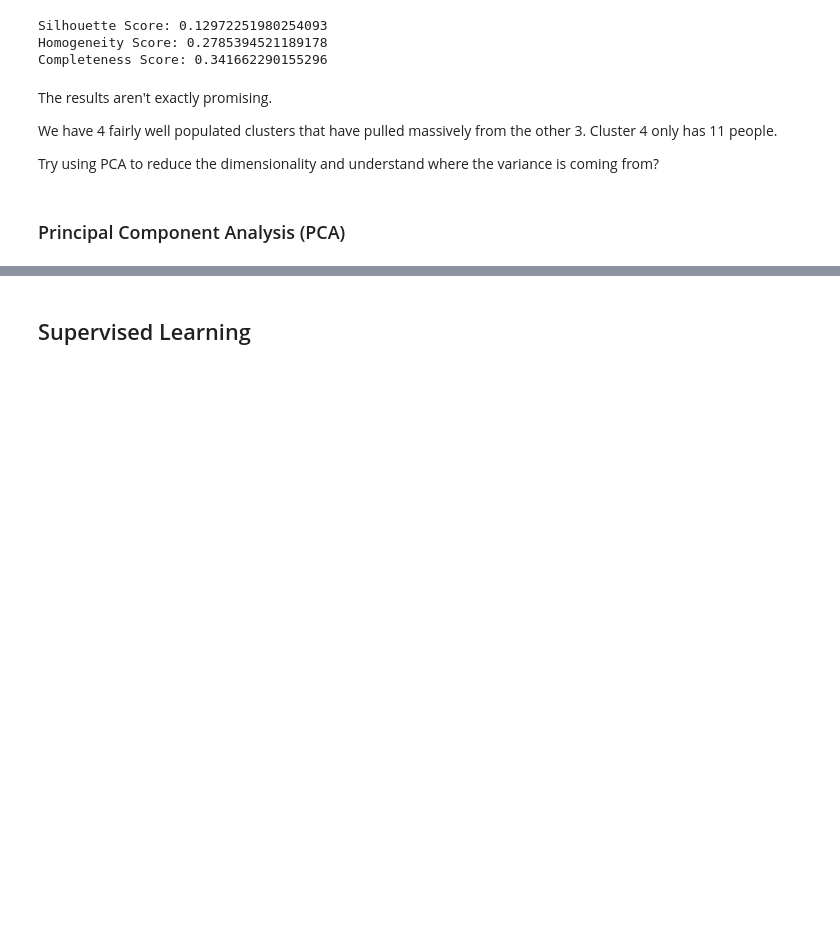
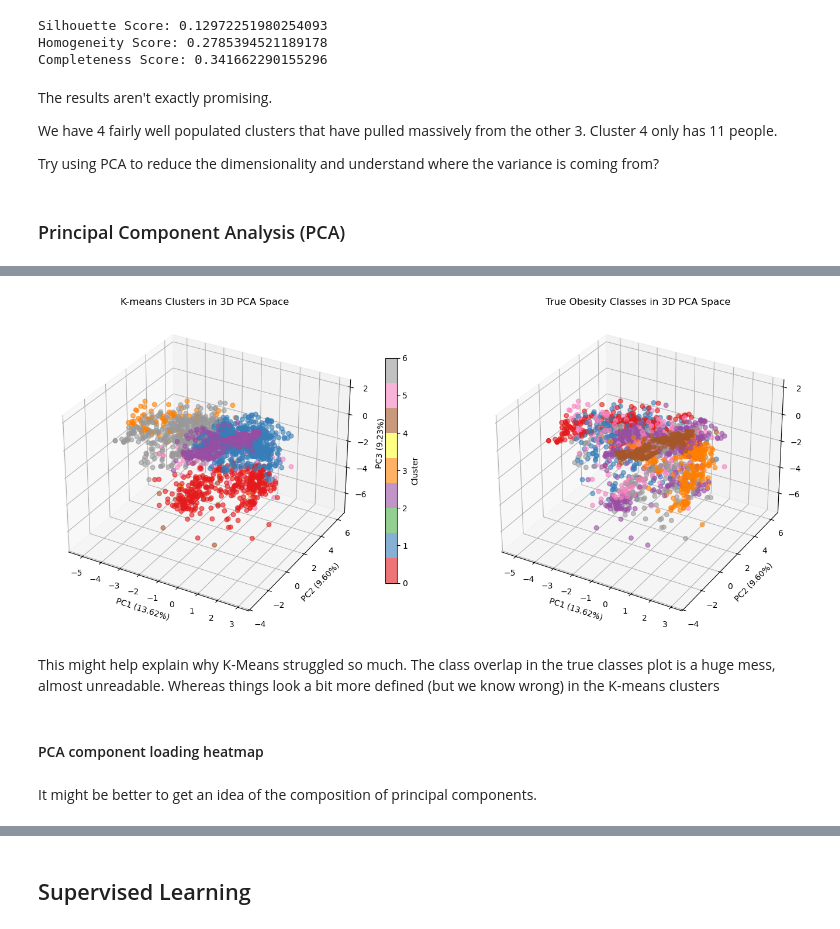
Before and after one commit to r-leeper/scu_obesity_assignment, a Jupyter notebook: CS818_Assignment.ipynb, the cells around one changed output, grey strips where cells are left out. Saved outputs shown, nothing was run; the diff lists cells and outputs as text; code cells hidden in the pictures; blank space fills up the shorter version.

```diff
--- a/CS818_Assignment.ipynb
+++ b/CS818_Assignment.ipynb
@@ -910,0 +987,45 @@ Try using PCA to reduce the dimensionality and understand where the variance is
+# %%
+# Fit PCA with 3 components
+pca_3d = PCA(n_components=3, random_state=13)
+X_pca_3d = pca_3d.fit_transform(X_scaled)
+# %%
+# Need encoder for true classes as numbers for colouring
+from sklearn.preprocessing import LabelEncoder
+le = LabelEncoder()
+# %%
+# Two 3D plots side by side
+fig = plt.figure(figsize=(14, 6))
+
+# K-means clusters with 3 PCA components
+ax1 = fig.add_subplot(121, projection='3d')   # row 1, col 2, subplot 1, in 3d
+scatter1 = ax1.scatter(X_pca_3d[:, 0], X_pca_3d[:, 1], X_pca_3d[:, 2],
+                       c=cluster_labels,   # use cluster labels from kmeans
+                       cmap='Set1', alpha=0.6, s=30)
+ax1.set_xlabel(f'PC1 ({pca_3d.explained_variance_ratio_[0]:.2%})')   # round to 2 decimal places
+ax1.set_ylabel(f'PC2 ({pca_3d.explained_variance_ratio_[1]:.2%})')
+ax1.set_zlabel(f'PC3 ({pca_3d.explained_variance_ratio_[2]:.2%})')
+ax1.set_title('K-means Clusters in 3D PCA Space')
+plt.colorbar(scatter1, ax=ax1, label='Cluster', shrink=0.7)
+
+# True classes plot with 3 PCA components
+ax2 = fig.add_subplot(122, projection='3d')   # row 1, col 2, subplot 2, in 3d
+
+true_labels_encoded = le.fit_transform(encoded_df['NObeyesdad'])   # encode true labels
+scatter2 = ax2.scatter(X_pca_3d[:, 0], X_pca_3d[:, 1], X_pca_3d[:, 2],
+                       c=true_labels_encoded,   # use encoded true labels
+                       cmap='Set1', alpha=0.6, s=30)
+ax2.set_xlabel(f'PC1 ({pca_3d.explained_variance_ratio_[0]:.2%})')   # round to 2 decimal places
+ax2.set_ylabel(f'PC2 ({pca_3d.explained_variance_ratio_[1]:.2%})')
+ax2.set_zlabel(f'PC3 ({pca_3d.explained_variance_ratio_[2]:.2%})')
+ax2.set_title('True Obesity Classes in 3D PCA Space')
+
+plt.tight_layout()
+plt.show()
+# %% [output]
+[figure, added]
+# %% [markdown]
+This might help explain why K-Means struggled so much. The class overlap in the true classes plot is a huge mess, almost unreadable. Whereas things look a bit more defined (but we know wrong) in the K-means clusters
+# %% [markdown]
+#### PCA component loading heatmap
+# %% [markdown]
+It might be better to get an idea of the composition of principal components.
```
Also changed, not shown: parts of 15 cells of this notebook.
